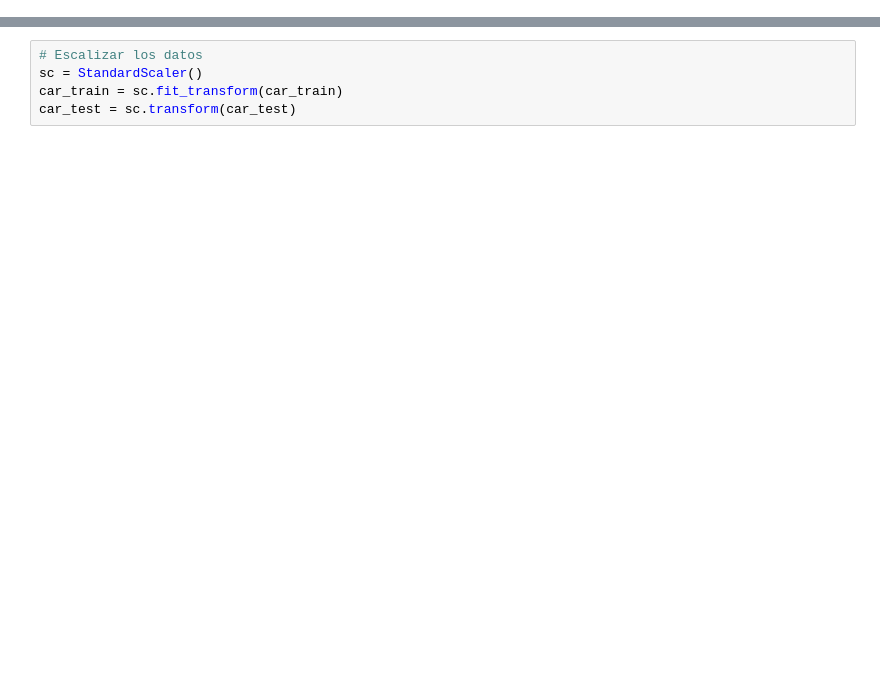
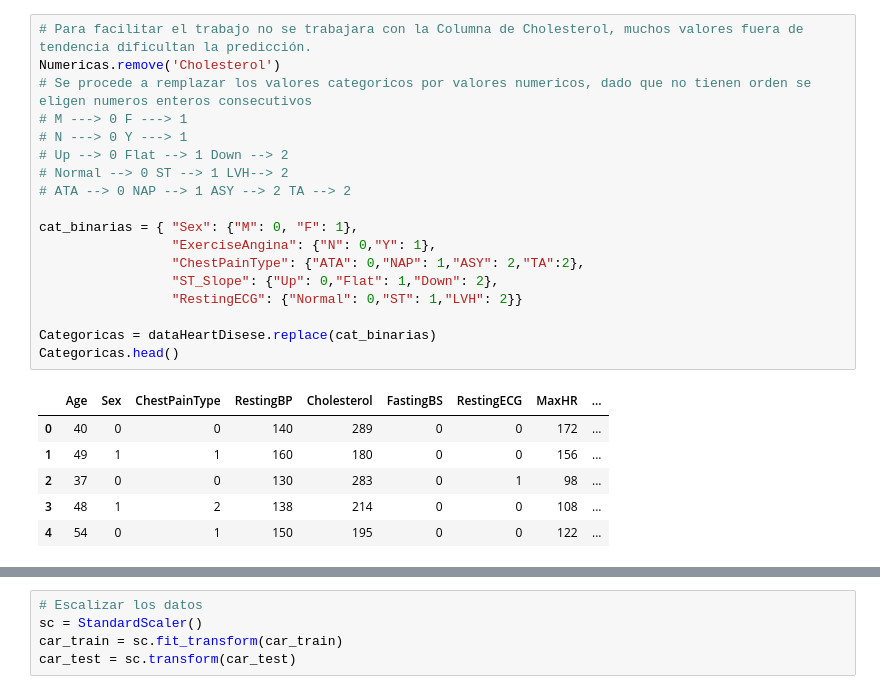
Before and after one commit to jessicacastillo16/Proyecto_Final_IA, a Jupyter notebook: Proyecto_IA.ipynb, the cells around one changed output, grey strips where cells are left out. Drawn from its saved outputs; the diff is of its cells as text; blank space fills up the shorter version.

```diff
--- a/Proyecto_IA.ipynb
+++ b/Proyecto_IA.ipynb
@@ -45 +68,26 @@ dataHeartDisese.head(10)
+# %%
+# Para facilitar el trabajo no se trabajara con la Columna de Cholesterol, muchos valores fuera de tendencia dificultan la predicción.
+Numericas.remove('Cholesterol')
+# Se procede a remplazar los valores categoricos por valores numericos, dado que no tienen orden se eligen numeros enteros consecutivos
+# M ---> 0 F ---> 1
+# N ---> 0 Y ---> 1
+# Up --> 0 Flat --> 1 Down --> 2
+# Normal --> 0 ST --> 1 LVH--> 2
+# ATA --> 0 NAP --> 1 ASY --> 2 TA --> 2
+
+cat_binarias = { "Sex": {"M": 0, "F": 1},
+                 "ExerciseAngina": {"N": 0,"Y": 1},
+                 "ChestPainType": {"ATA": 0,"NAP": 1,"ASY": 2,"TA":2},
+                 "ST_Slope": {"Up": 0,"Flat": 1,"Down": 2},
+                 "RestingECG": {"Normal": 0,"ST": 1,"LVH": 2}}
+
+Categoricas = dataHeartDisese.replace(cat_binarias)
+Categoricas.head()
+# %% [output]
+|  | Age | Sex | ChestPainType | RestingBP | Cholesterol | FastingBS | RestingECG | MaxHR | ... |
+| 0 | 40 | 0 | 0 | 140 | 289 | 0 | 0 | 172 | ... |
+| 1 | 49 | 1 | 1 | 160 | 180 | 0 | 0 | 156 | ... |
+| 2 | 37 | 0 | 0 | 130 | 283 | 0 | 1 | 98 | ... |
+| 3 | 48 | 1 | 2 | 138 | 214 | 0 | 0 | 108 | ... |
+| 4 | 54 | 0 | 1 | 150 | 195 | 0 | 0 | 122 | ... |
 # %%
```
Also changed, not shown: parts of 15 cells of this notebook.
